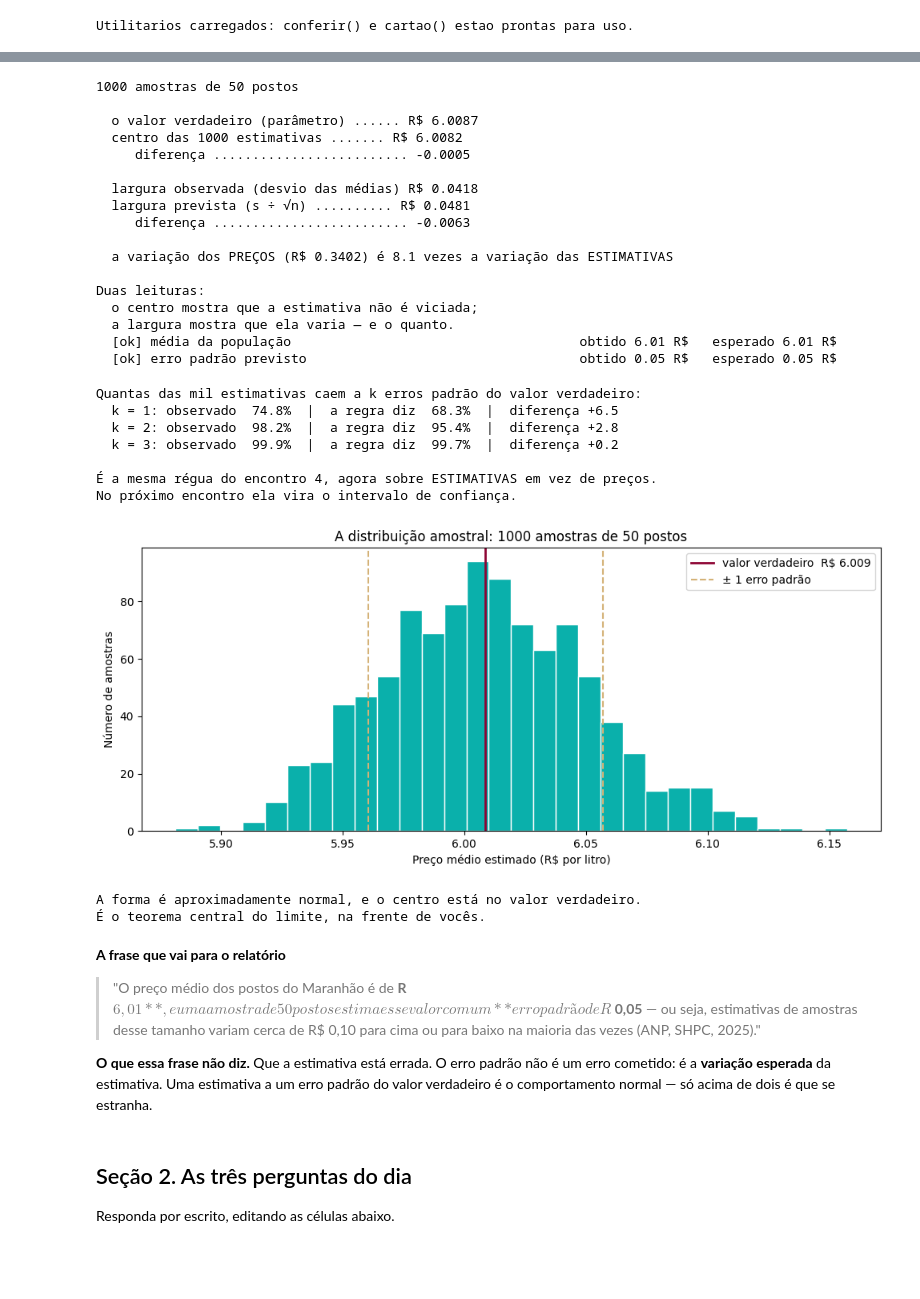
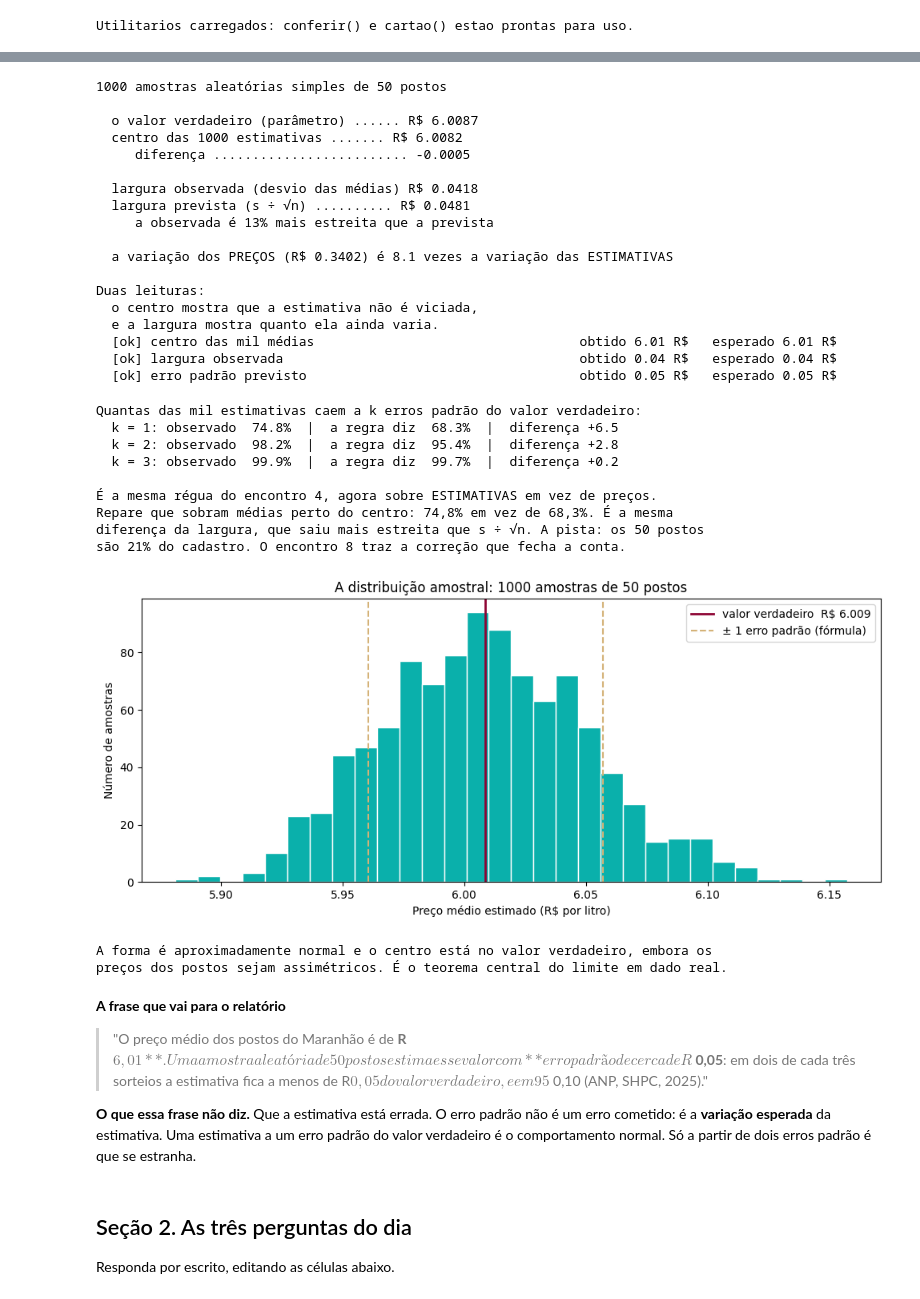
Before and after one commit to tadeugomes/metodos-pesquisa-quantitativa, a Jupyter notebook: notebooks/encontro-07/encontro07.ipynb, the cells around one changed output, grey strips where cells are left out. Drawn from its saved outputs; the diff is of its cells as text; code cells hidden in the pictures; blank space fills up the shorter version.

```diff
--- a/notebooks/encontro-07/encontro07.ipynb
+++ b/notebooks/encontro-07/encontro07.ipynb
@@ -167,14 +302,10 @@ amostra.
 # %%
-# A simulação: mil amostras, mil estimativas.
-import numpy as np
-
-medias = np.array([cadastro["preco_medio"].sample(n=N_AMOSTRA,
-                                                  random_state=s).mean()
-                   for s in range(N_VEZES)])
+# A simulação da Parte 1, agora lida de perto: mil amostras, mil estimativas.
+medias = np.array(aas)
 
 erro_padrao = populacao.std() / N_AMOSTRA ** 0.5
 
-print(f"{N_VEZES} amostras de {N_AMOSTRA} postos")
+print(f"{N_VEZES} amostras aleatórias simples de {N_AMOSTRA} postos")
 print()
 print(f"  o valor verdadeiro (parâmetro) ...... R$ {populacao.mean():.4f}")
 print(f"  centro das {N_VEZES} estimativas ....... R$ {medias.mean():.4f}")
@@ -182,19 +313,20 @@ print(f"     diferença ......................... {medias.mean() - populacao.mea
 print()
 print(f"  largura observada (desvio das médias) R$ {medias.std():.4f}")
 print(f"  largura prevista (s ÷ √n) .......... R$ {erro_padrao:.4f}")
-print(f"     diferença ......................... {medias.std() - erro_padrao:+.4f}")
+print(f"     a observada é {(1 - medias.std() / erro_padrao) * 100:.0f}% mais estreita que a prevista")
 print()
 print(f"  a variação dos PREÇOS (R$ {populacao.std():.4f}) é "
       f"{populacao.std() / medias.std():.1f} vezes a variação das ESTIMATIVAS")
 print()
 print("Duas leituras:")
-print("  o centro mostra que a estimativa não é viciada;")
-print("  a largura mostra que ela varia — e o quanto.")
+print("  o centro mostra que a estimativa não é viciada,")
+print("  e a largura mostra quanto ela ainda varia.")
 
-conferir("média da população", populacao.mean(), 6.0087, tolerancia=0.001, unidade=" R$")
+conferir("centro das mil médias", medias.mean(), 6.0082, tolerancia=0.001, unidade=" R$")
+conferir("largura observada", medias.std(), 0.0418, tolerancia=0.001, unidade=" R$")
 conferir("erro padrão previsto", erro_padrao, 0.0481, tolerancia=0.001, unidade=" R$")
 # %% [output]
-1000 amostras de 50 postos
+1000 amostras aleatórias simples de 50 postos
 
   o valor verdadeiro (parâmetro) ...... R$ 6.0087
   centro das 1000 estimativas ....... R$ 6.0082
@@ -202,17 +334,18 @@ conferir("erro padrão previsto", erro_padrao, 0.0481, tolerancia=0.001, unidade
 
   largura observada (desvio das médias) R$ 0.0418
   largura prevista (s ÷ √n) .......... R$ 0.0481
-     diferença ......................... -0.0063
+     a observada é 13% mais estreita que a prevista
 
   a variação dos PREÇOS (R$ 0.3402) é 8.1 vezes a variação das ESTIMATIVAS
 
 Duas leituras:
-  o centro mostra que a estimativa não é viciada;
-  a largura mostra que ela varia — e o quanto.
-  [ok] média da população                                     obtido 6.01 R$   esperado 6.01 R$
+  o centro mostra que a estimativa não é viciada,
+  e a largura mostra quanto ela ainda varia.
+  [ok] centro das mil médias                                  obtido 6.01 R$   esperado 6.01 R$
+  [ok] largura observada                                      obtido 0.04 R$   esperado 0.04 R$
   [ok] erro padrão previsto                                   obtido 0.05 R$   esperado 0.05 R$
 # %%
-# A regra 68-95-99,7 aplicada às estimativas.
+# A regra 68-95-99,7 aplicada às estimativas, com o EP da fórmula.
 dentro = lambda k: (np.abs(medias - populacao.mean()) < k * erro_padrao).mean() * 100
 
 print("Quantas das mil estimativas caem a k erros padrão do valor verdadeiro:")
@@ -221,7 +354,9 @@ for k, esperado in [(1, 68.3), (2, 95.4), (3, 99.7)]:
           f"|  diferença {dentro(k) - esperado:+.1f}")
 print()
 print("É a mesma régua do encontro 4, agora sobre ESTIMATIVAS em vez de preços.")
-print("No próximo encontro ela vira o intervalo de confiança.")
+print("Repare que sobram médias perto do centro: 74,8% em vez de 68,3%. É a mesma")
+print("diferença da largura, que saiu mais estreita que s ÷ √n. A pista: os 50 postos")
+print(f"são {N_AMOSTRA / len(populacao):.0%} do cadastro. O encontro 8 traz a correção que fecha a conta.")
 # %% [output]
 Quantas das mil estimativas caem a k erros padrão do valor verdadeiro:
   k = 1: observado  74.8%  |  a regra diz  68.3%  |  diferença +6.5
@@ -229,43 +364,43 @@ Quantas das mil estimativas caem a k erros padrão do valor verdadeiro:
   k = 3: observado  99.9%  |  a regra diz  99.7%  |  diferença +0.2
 
 É a mesma régua do encontro 4, agora sobre ESTIMATIVAS em vez de preços.
-No próximo encontro ela vira o intervalo de confiança.
+Repare que sobram médias perto do centro: 74,8% em vez de 68,3%. É a mesma
+diferença da largura, que saiu mais estreita que s ÷ √n. A pista: os 50 postos
+são 21% do cadastro. O encontro 8 traz a correção que fecha a conta.
 # %%
 # O histograma das estimativas: a distribuição amostral, desenhada.
-import matplotlib.pyplot as plt
-
 fig, ax = plt.subplots(figsize=(10, 4.5))
 ax.hist(medias, bins=30, color="#0AB0AB", edgecolor="white")
 ax.axvline(populacao.mean(), color="#8D0333", linewidth=2,
            label=f"valor verdadeiro  R$ {populacao.mean():.3f}")
 ax.axvline(populacao.mean() - erro_padrao, color="#D4B277", linewidth=1.5,
            linestyle="--")
 ax.axvline(populacao.mean() + erro_padrao, color="#D4B277", linewidth=1.5,
-           linestyle="--", label="± 1 erro padrão")
+           linestyle="--", label="± 1 erro padrão (fórmula)")
 ax.set_xlabel("Preço médio estimado (R$ por litro)")
 ax.set_ylabel("Número de amostras")
 ax.set_title(f"A distribuição amostral: {N_VEZES} amostras de {N_AMOSTRA} postos")
 ax.legend()
 plt.tight_layout()
 plt.show()
 
-print("A forma é aproximadamente normal, e o centro está no valor verdadeiro.")
-print("É o teorema central do limite, na frente de vocês.")
+print("A forma é aproximadamente normal e o centro está no valor verdadeiro, embora os")
+print("preços dos postos sejam assimétricos. É o teorema central do limite em dado real.")
 # %% [output]
-[figure, old version]
+[figure, new version]
-A forma é aproximadamente normal, e o centro está no valor verdadeiro.
-É o teorema central do limite, na frente de vocês.
+A forma é aproximadamente normal e o centro está no valor verdadeiro, embora os
+preços dos postos sejam assimétricos. É o teorema central do limite em dado real.
 # %% [markdown]
 **A frase que vai para o relatório**
 
-> "O preço médio dos postos do Maranhão é de **R$ 6,01**, e uma amostra de 50 postos
-> estima esse valor com um **erro padrão de R$ 0,05** — ou seja, estimativas de amostras
-> desse tamanho variam cerca de R$ 0,10 para cima ou para baixo na maioria das vezes
+> "O preço médio dos postos do Maranhão é de **R$ 6,01**. Uma amostra aleatória de 50 postos
+> estima esse valor com **erro padrão de cerca de R$ 0,05**: em dois de cada três sorteios a
+> estimativa fica a menos de R$ 0,05 do valor verdadeiro, e em 95% deles, a menos de R$ 0,10
 > (ANP, SHPC, 2025)."
 
 **O que essa frase não diz.** Que a estimativa está errada. O erro padrão não é um erro
 cometido: é a **variação esperada** da estimativa. Uma estimativa a um erro padrão do valor
-verdadeiro é o comportamento normal — só acima de dois é que se estranha.
+verdadeiro é o comportamento normal. Só a partir de dois erros padrão é que se estranha.
 # %% [markdown]
 ## Seção 2. As três perguntas do dia
 
```
Also changed, not shown: parts of 13 cells of this notebook, 15 other files.
